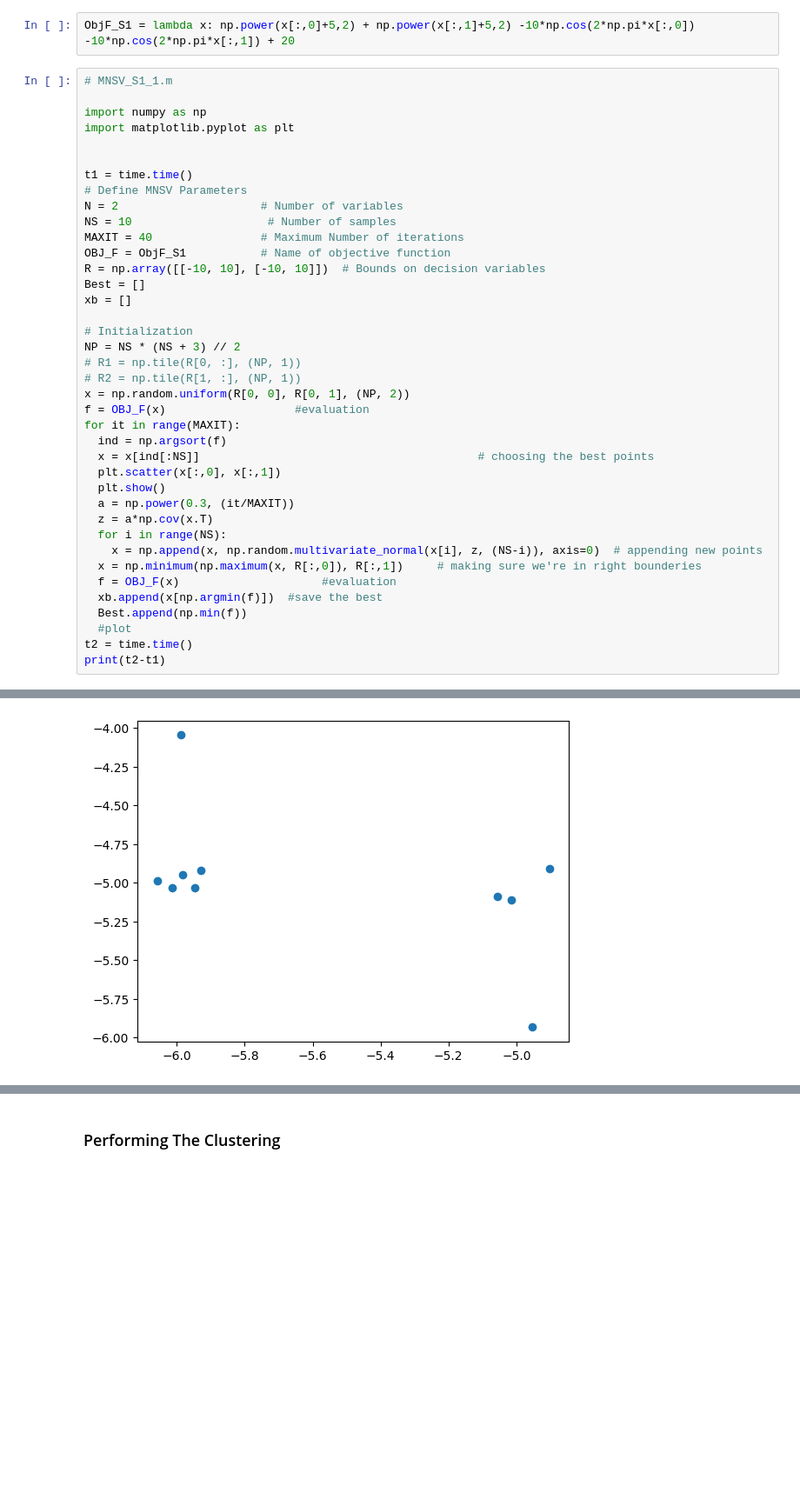
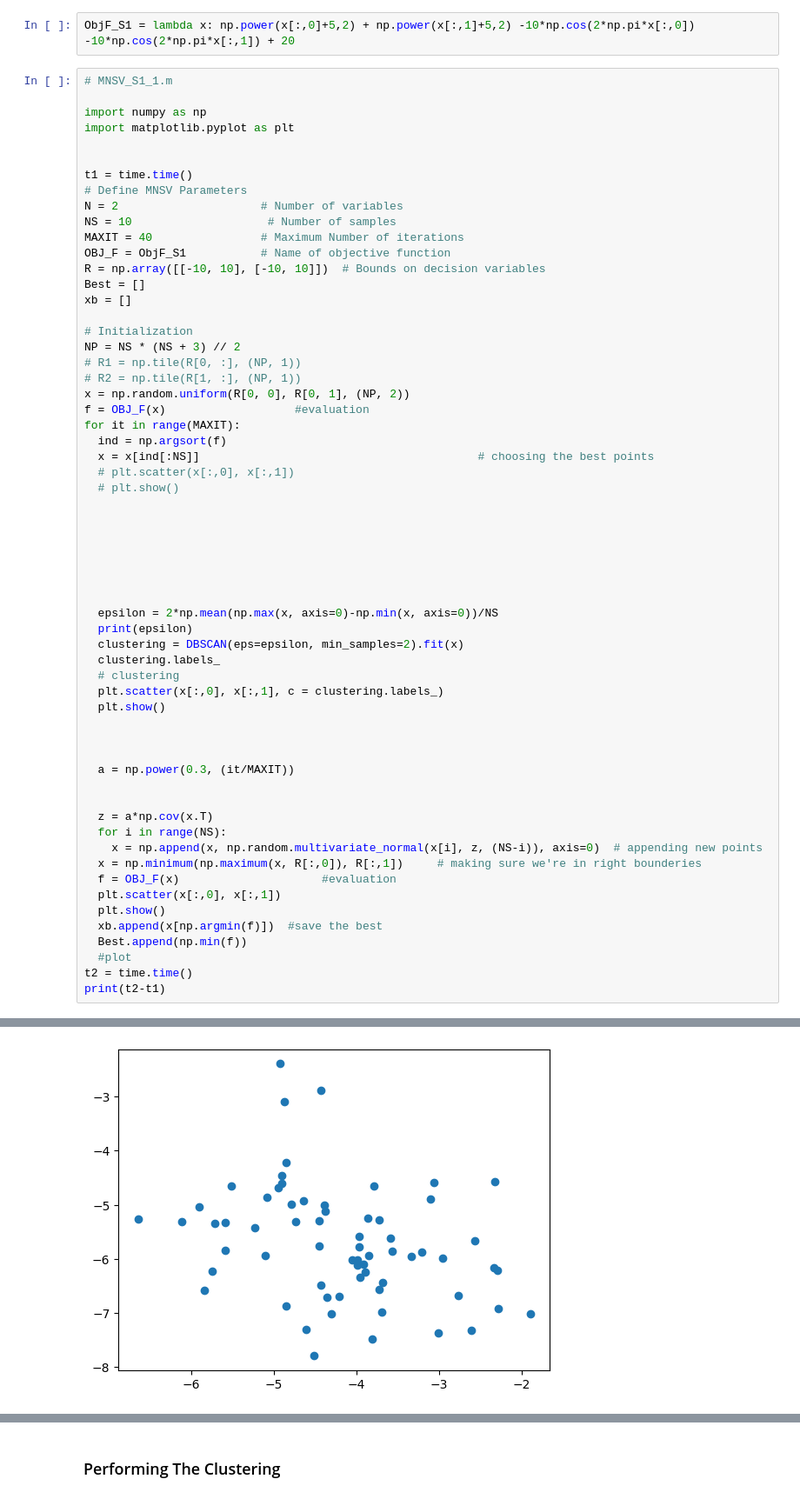
Before and after one commit to garfield-gray/Soft-Computing, a Jupyter notebook: MNSV.ipynb, the cells around one changed output, grey strips where cells are left out. Shown at 87% size. Saved outputs shown, nothing was run; the diff lists cells and outputs as text; blank space fills up the shorter version.

```diff
--- a/MNSV.ipynb
+++ b/MNSV.ipynb
@@ -302,14 +303,35 @@ f = OBJ_F(x)                   #evaluation
 for it in range(MAXIT):
   ind = np.argsort(f)
   x = x[ind[:NS]]                                         # choosing the best points
-  plt.scatter(x[:,0], x[:,1])
+  # plt.scatter(x[:,0], x[:,1])
+  # plt.show()
+
+
+
+
+
+
+
+  epsilon = 2*np.mean(np.max(x, axis=0)-np.min(x, axis=0))/NS
+  print(epsilon)
+  clustering = DBSCAN(eps=epsilon, min_samples=2).fit(x)
+  clustering.labels_
+  # clustering
+  plt.scatter(x[:,0], x[:,1], c = clustering.labels_)
   plt.show()
+
+
+
   a = np.power(0.3, (it/MAXIT))
+
+
   z = a*np.cov(x.T)
   for i in range(NS):
     x = np.append(x, np.random.multivariate_normal(x[i], z, (NS-i)), axis=0)  # appending new points
   x = np.minimum(np.maximum(x, R[:,0]), R[:,1])     # making sure we're in right bounderies
   f = OBJ_F(x)                     #evaluation
+  plt.scatter(x[:,0], x[:,1])
+  plt.show()
   xb.append(x[np.argmin(f)])  #save the best
   Best.append(np.min(f))
   #plot
@@ -326 +352 @@ print(t2-t1)
-[figure, old version]
+[figure, new version]
```
Also changed, not shown: parts of 10 cells of this notebook.
